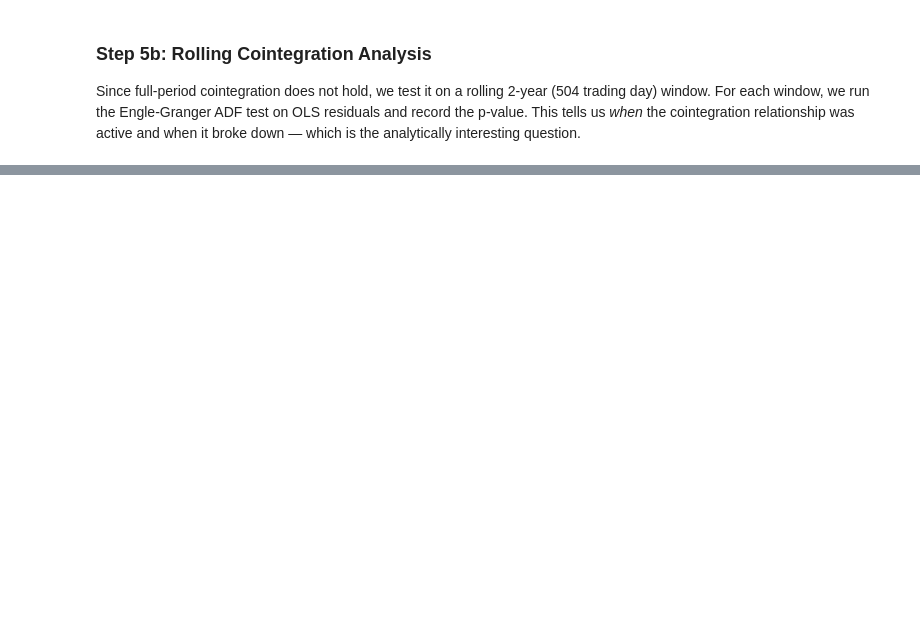
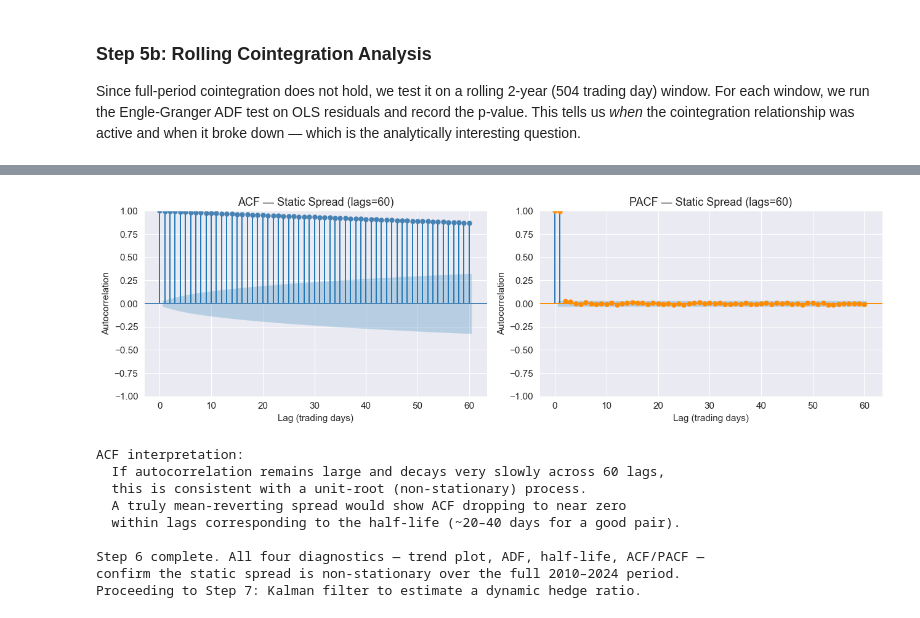
Before and after one commit to abhikapu6/quantProject, a Jupyter notebook: notebook.ipynb, the cells around one changed output, grey strips where cells are left out. Cells and saved outputs as stored; diff of their text form; code cells hidden in the pictures; blank space fills up the shorter version.

```diff
--- a/notebook.ipynb
+++ b/notebook.ipynb
@@ -657,0 +1040,40 @@ print(f"  (wide range confirms hedge ratio is not stable — motivates Kalman fi
+# %%
+# --- ACF / PACF of Static Spread ---
+# Slow decay in the ACF is a visual hallmark of non-stationarity (long memory or unit root).
+# A stationary mean-reverting process would show ACF decaying toward zero within ~half-life lags.
+
+from statsmodels.graphics.tsaplots import plot_acf, plot_pacf
+
+fig, axes = plt.subplots(1, 2, figsize=(13, 4))
+
+plot_acf(static_spread.dropna(),  lags=60, ax=axes[0], color='steelblue', title='ACF — Static Spread (lags=60)')
+plot_pacf(static_spread.dropna(), lags=60, ax=axes[1], color='darkorange', title='PACF — Static Spread (lags=60)')
+
+for ax in axes:
+    ax.set_xlabel('Lag (trading days)')
+    ax.set_ylabel('Autocorrelation')
+
+plt.tight_layout()
+plt.savefig('data/plot_static_spread_acf_pacf.png', dpi=150)
+plt.show()
+
+print("ACF interpretation:")
+print("  If autocorrelation remains large and decays very slowly across 60 lags,")
+print("  this is consistent with a unit-root (non-stationary) process.")
+print("  A truly mean-reverting spread would show ACF dropping to near zero")
+print("  within lags corresponding to the half-life (~20–40 days for a good pair).")
+print()
+print("Step 6 complete. All four diagnostics — trend plot, ADF, half-life, ACF/PACF —")
+print("confirm the static spread is non-stationary over the full 2010–2024 period.")
+print("Proceeding to Step 7: Kalman filter to estimate a dynamic hedge ratio.")
+# %% [output]
+[figure, added]
+ACF interpretation:
+  If autocorrelation remains large and decays very slowly across 60 lags,
+  this is consistent with a unit-root (non-stationary) process.
+  A truly mean-reverting spread would show ACF dropping to near zero
+  within lags corresponding to the half-life (~20–40 days for a good pair).
+
+Step 6 complete. All four diagnostics — trend plot, ADF, half-life, ACF/PACF —
+confirm the static spread is non-stationary over the full 2010–2024 period.
+Proceeding to Step 7: Kalman filter to estimate a dynamic hedge ratio.
```
Also changed, not shown: parts of 23 cells of this notebook, 13 other files.
